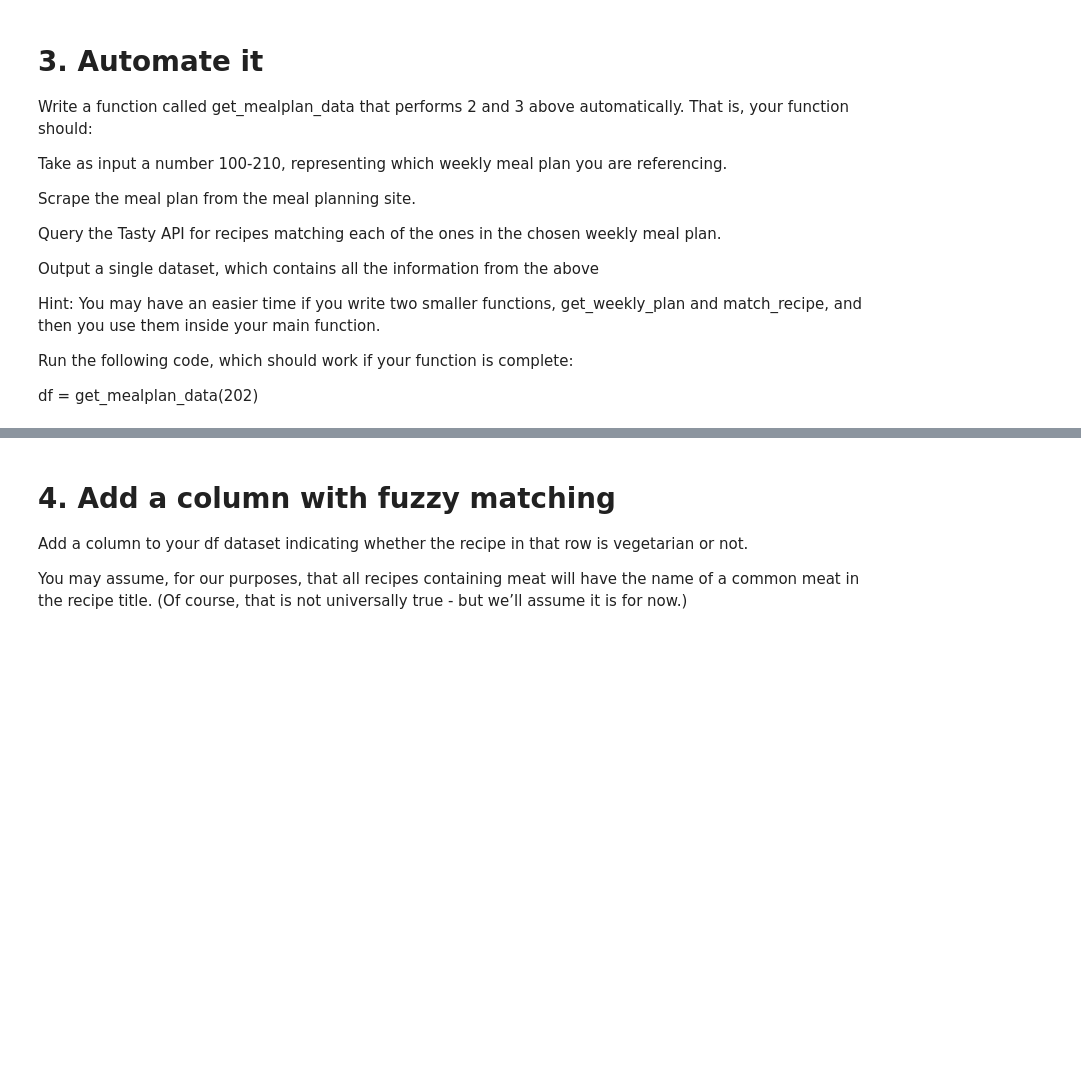
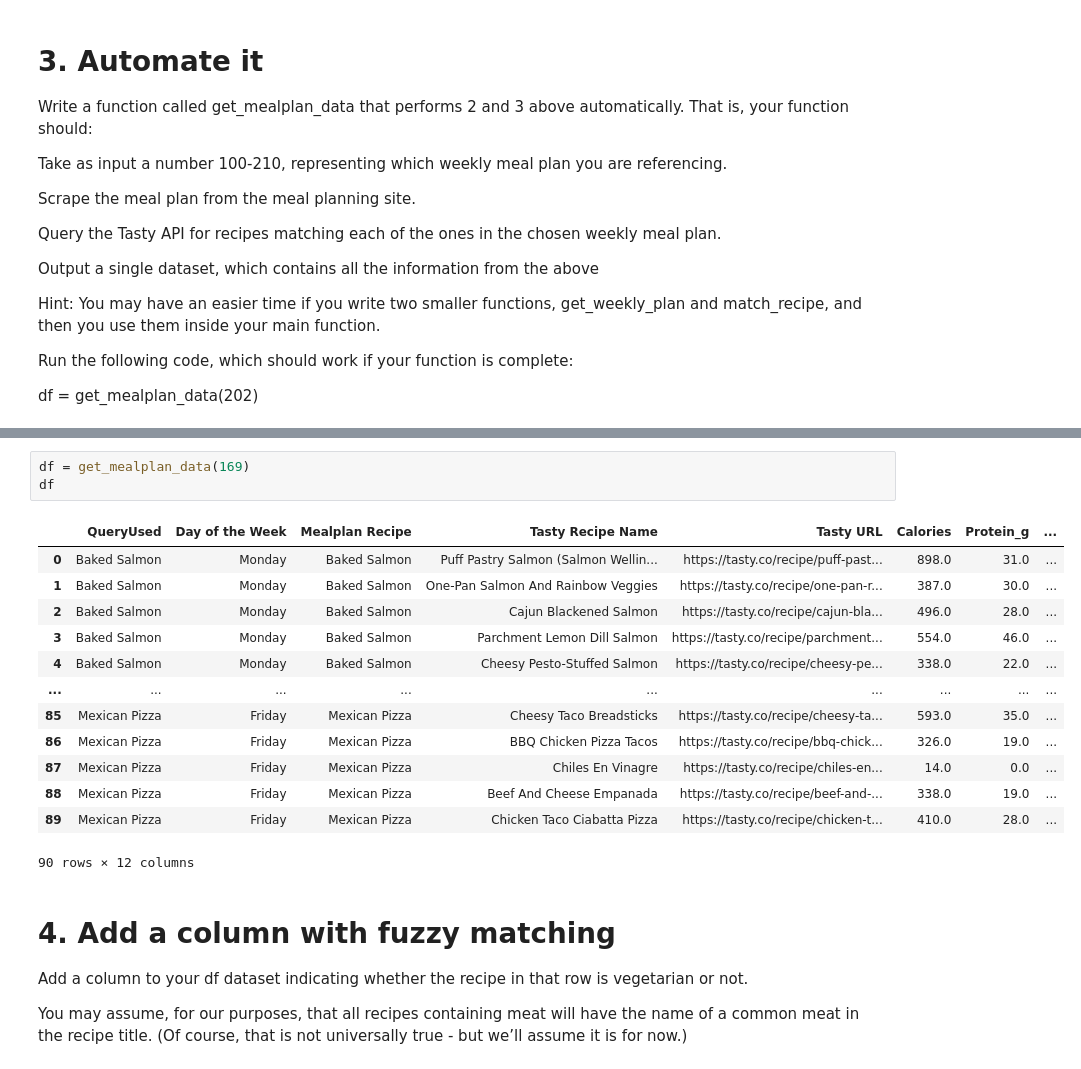
Before and after one commit to PharaohPooh/GSB_544, a Jupyter notebook: Week_4/Lab_4_Data_is_Delicious/Lab_4_Data_is_Delicious.ipynb, the cells around one changed output, grey strips where cells are left out. Drawn from its saved outputs; the diff is of its cells as text; blank space fills up the shorter version.

```diff
--- a/Week_4/Lab_4_Data_is_Delicious/Lab_4_Data_is_Delicious.ipynb
+++ b/Week_4/Lab_4_Data_is_Delicious/Lab_4_Data_is_Delicious.ipynb
@@ -261,3 +430,20 @@ get_weekly_plan(169)
+# %%
+df = get_mealplan_data(169)
+df
+# %% [output]
+|  | QueryUsed | Day of the Week | Mealplan Recipe | Tasty Recipe Name | Tasty URL | Calories | Protein_g | ... |
+| 0 | Baked Salmon | Monday | Baked Salmon | Puff Pastry Salmon (Salmon Wellin... | https://tasty.co/recipe/puff-past... | 898.0 | 31.0 | ... |
+| 1 | Baked Salmon | Monday | Baked Salmon | One-Pan Salmon And Rainbow Veggies | https://tasty.co/recipe/one-pan-r... | 387.0 | 30.0 | ... |
+| 2 | Baked Salmon | Monday | Baked Salmon | Cajun Blackened Salmon | https://tasty.co/recipe/cajun-bla... | 496.0 | 28.0 | ... |
+| 3 | Baked Salmon | Monday | Baked Salmon | Parchment Lemon Dill Salmon | https://tasty.co/recipe/parchment... | 554.0 | 46.0 | ... |
+| 4 | Baked Salmon | Monday | Baked Salmon | Cheesy Pesto-Stuffed Salmon | https://tasty.co/recipe/cheesy-pe... | 338.0 | 22.0 | ... |
+| ... | ... | ... | ... | ... | ... | ... | ... | ... |
+| 85 | Mexican Pizza | Friday | Mexican Pizza | Cheesy Taco Breadsticks | https://tasty.co/recipe/cheesy-ta... | 593.0 | 35.0 | ... |
+| 86 | Mexican Pizza | Friday | Mexican Pizza | BBQ Chicken Pizza Tacos | https://tasty.co/recipe/bbq-chick... | 326.0 | 19.0 | ... |
+| 87 | Mexican Pizza | Friday | Mexican Pizza | Chiles En Vinagre | https://tasty.co/recipe/chiles-en... | 14.0 | 0.0 | ... |
+| 88 | Mexican Pizza | Friday | Mexican Pizza | Beef And Cheese Empanada | https://tasty.co/recipe/beef-and-... | 338.0 | 19.0 | ... |
+| 89 | Mexican Pizza | Friday | Mexican Pizza | Chicken Taco Ciabatta Pizza | https://tasty.co/recipe/chicken-t... | 410.0 | 28.0 | ... |
+90 rows × 12 columns
 # %% [markdown]
 # 4. Add a column with fuzzy matching
 
```
Also changed, not shown: parts of 16 cells of this notebook, 4 other files.
